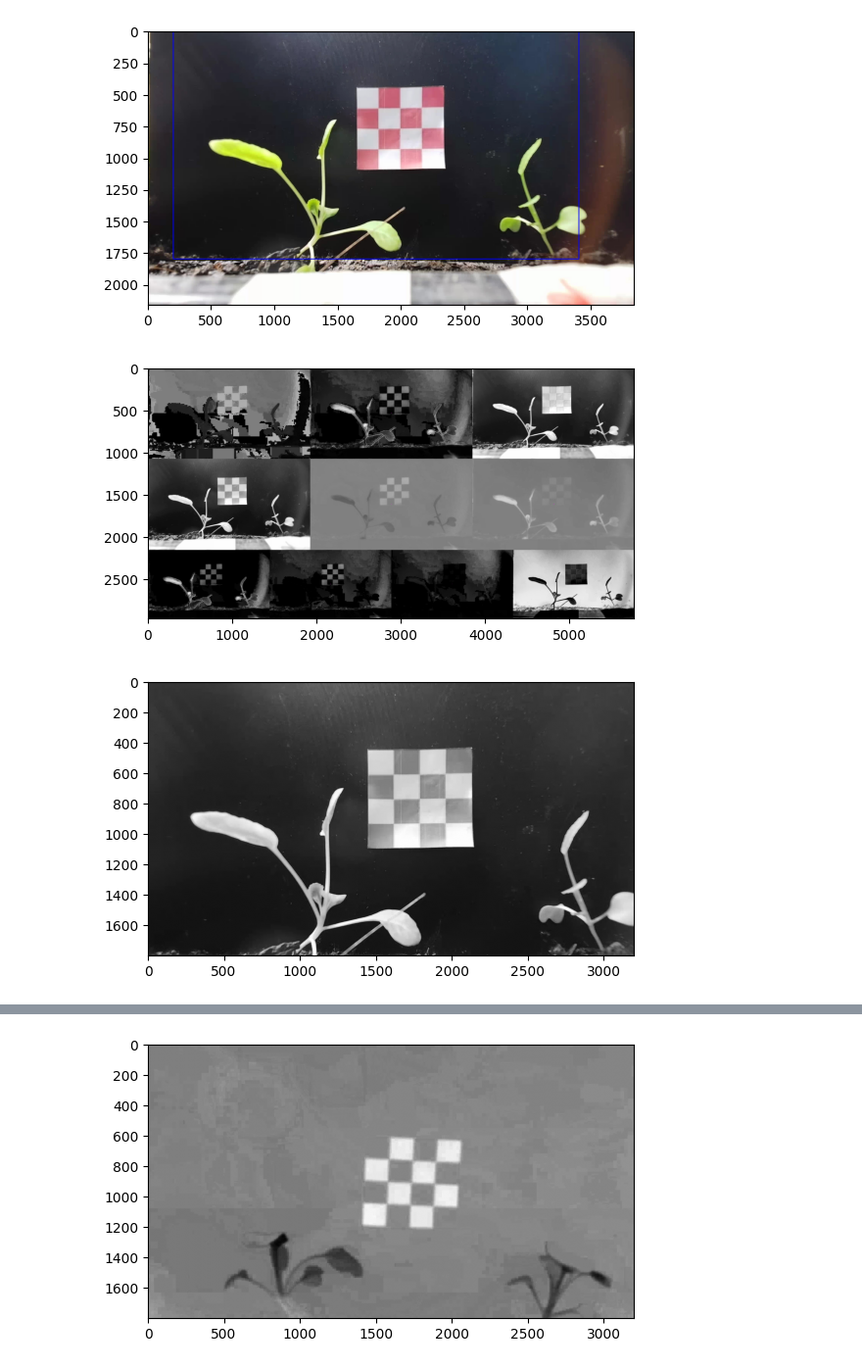
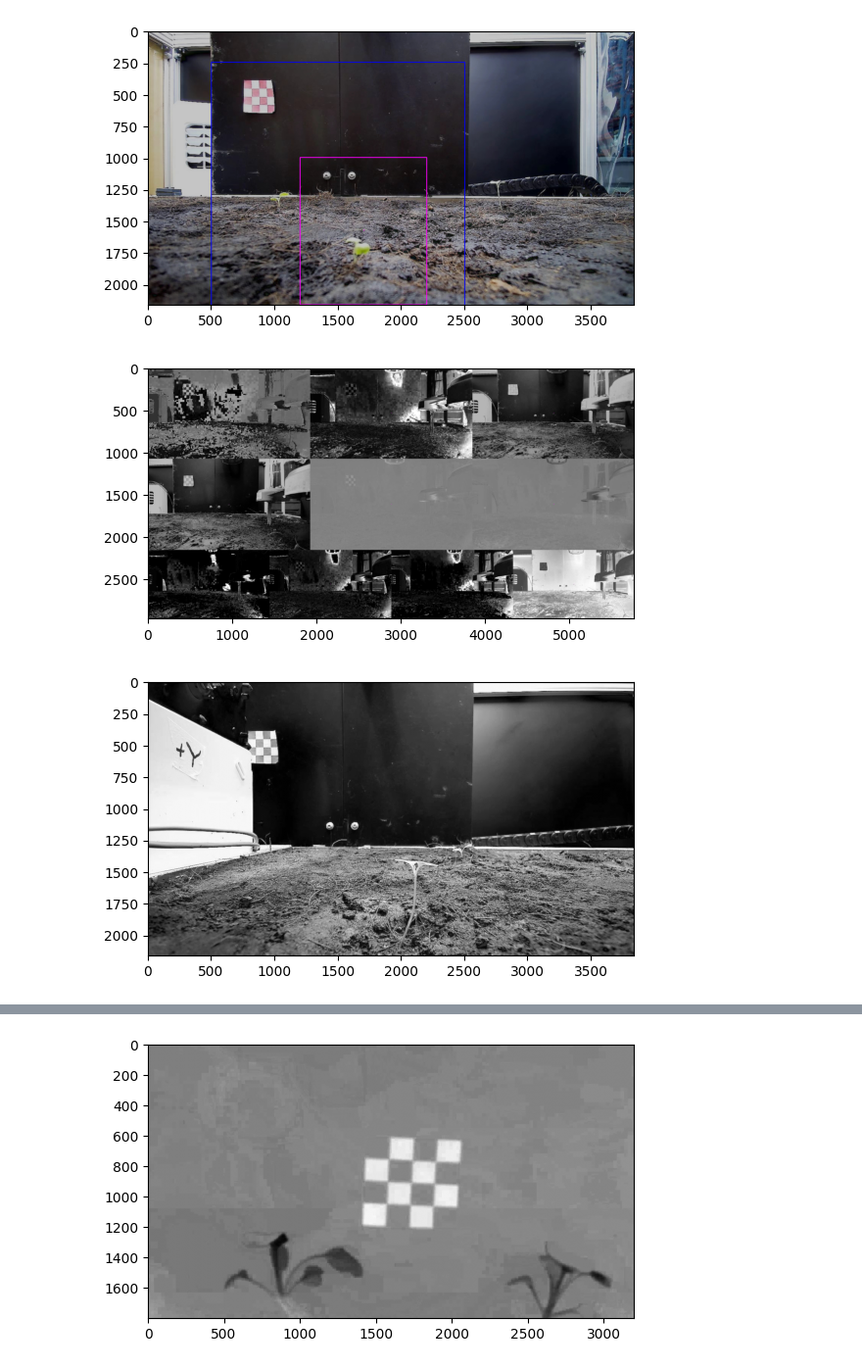
Before and after one commit to Pimmmvxg/Plant_analysis, a Jupyter notebook: notebooks/segmenting/side_view copy 2.ipynb, the cells around one changed output, grey strips where cells are left out. Shown at 98% size. Saved outputs shown, nothing was run; the diff lists cells and outputs as text; code cells hidden in the pictures.

```diff
--- a/notebooks/segmenting/side_view copy 2.ipynb
+++ b/notebooks/segmenting/side_view copy 2.ipynb
@@ -8,7 +8,7 @@ from sklearn.cluster import KMeans
 from plantcv.learn import train_kmeans
 # %%
 # Set input variables"R:\01-Organize\01-Management\01-Data Center\Brisk\06-AI & Machine Learning (D0340)\04-IOT_Smartfarm\picture_original_sideview_smartfarm\picture_sideview_11092025_133003.jpg"
-args = WorkflowInputs(images=[r"R:\01-Organize\01-Management\01-Data Center\Brisk\06-AI & Machine Learning (D0340)\04-IOT_Smartfarm\picture_original_sideview_smartfarm\picture_sideview_16092025_134059.jpg"],
+args = WorkflowInputs(images=[r"R:\01-Organize\01-Management\01-Data Center\Brisk\06-AI & Machine Learning (D0340)\04-IOT_Smartfarm\picture_original_sideview_smartfarm\picture_sideview_A_03112025_160516.jpg"],
                       names="image",
                       result="plantcv_results.csv",
                       debug="plot")
@@ -25,15 +25,15 @@ img, imgpath, imgname = pcv.readimage(filename=args.image)
 # %%
-crop_img = pcv.crop(img=img, x=200, y=0, h=1800, w=3200)
+crop_img = pcv.crop(img=img, x=500, y=250, h=3000, w=2000)
 # %% [output]
-[figure, old version]
+[figure, new version]
 # %%
 colorspaces = pcv.visualize.colorspaces(rgb_img=img, original_img=False)
 # %% [output]
-[figure, old version]
+[figure, new version]
 # %%
-gray = pcv.rgb2gray(rgb_img=crop_img)
+gray = pcv.rgb2gray(rgb_img=img)
 # %% [output]
-[figure, old version]
+[figure, new version]
 # %%
 th = pcv.threshold.otsu(gray_img=gray, object_type='light')
 # %% [output]
```
Also changed, not shown: parts of 10 cells of this notebook, 15 other files.
